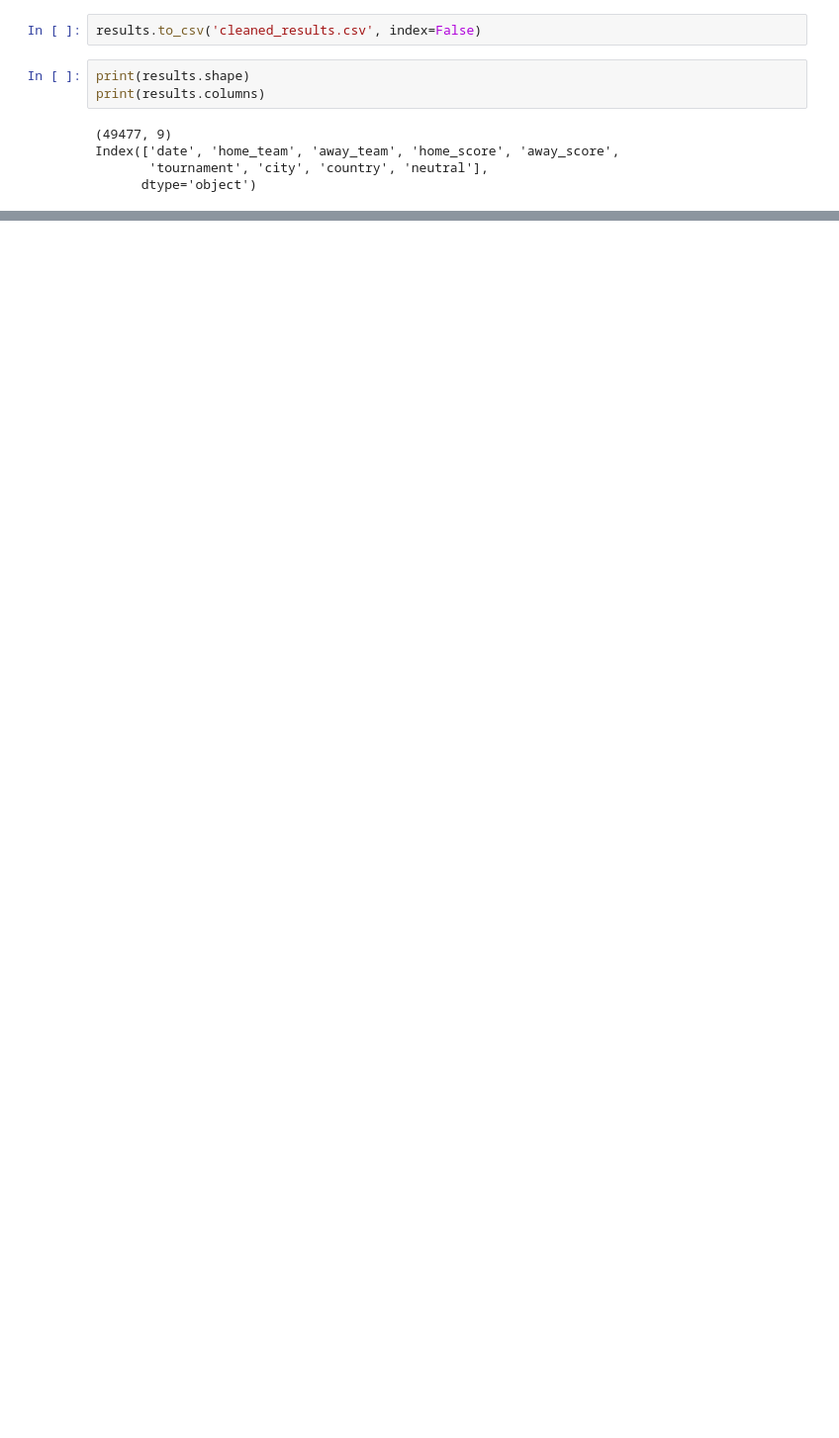
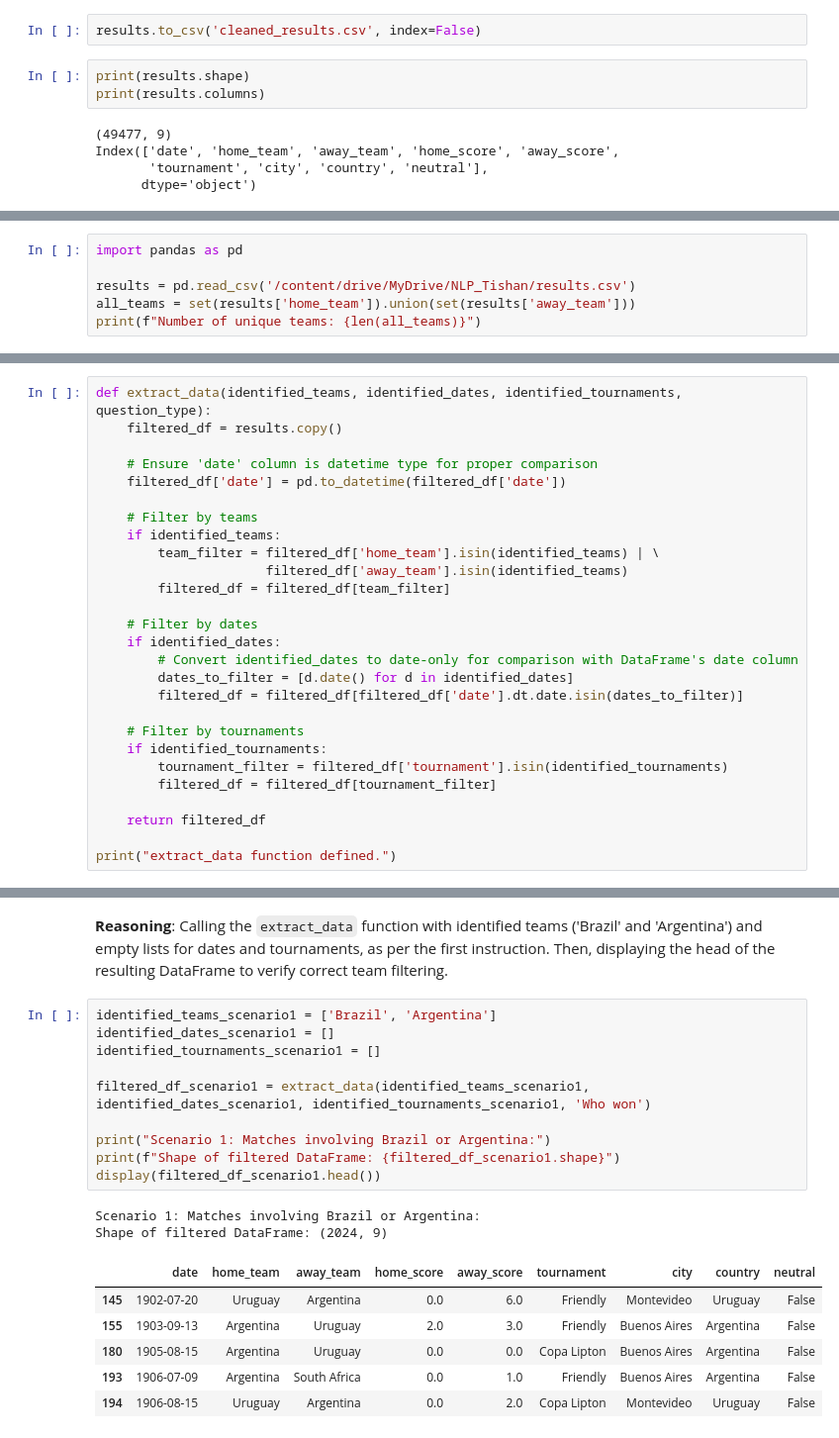
Before and after one commit to eshan14git/football-qa-nlp, a Jupyter notebook: Tishan_SVM_GRU.ipynb, the cells around one changed output, grey strips where cells are left out. Shown at 99% size. Saved outputs shown, nothing was run; the diff lists cells and outputs as text; blank space fills up the shorter version.

```diff
--- a/Tishan_SVM_GRU.ipynb
+++ b/Tishan_SVM_GRU.ipynb
@@ -427,0 +507,6 @@ Index(['date', 'home_team', 'away_team', 'home_score', 'away_score',
+# %%
+import pandas as pd
+
+results = pd.read_csv('/content/drive/MyDrive/NLP_Tishan/results.csv')
+all_teams = set(results['home_team']).union(set(results['away_team']))
+print(f"Number of unique teams: {len(all_teams)}")
@@ -427,0 +1108,27 @@ Index(['date', 'home_team', 'away_team', 'home_score', 'away_score',
+# %%
+def extract_data(identified_teams, identified_dates, identified_tournaments, question_type):
+    filtered_df = results.copy()
+
+    # Ensure 'date' column is datetime type for proper comparison
+    filtered_df['date'] = pd.to_datetime(filtered_df['date'])
+
+    # Filter by teams
+    if identified_teams:
+        team_filter = filtered_df['home_team'].isin(identified_teams) | \
+                      filtered_df['away_team'].isin(identified_teams)
+        filtered_df = filtered_df[team_filter]
+
+    # Filter by dates
+    if identified_dates:
+        # Convert identified_dates to date-only for comparison with DataFrame's date column
+        dates_to_filter = [d.date() for d in identified_dates]
+        filtered_df = filtered_df[filtered_df['date'].dt.date.isin(dates_to_filter)]
+
+    # Filter by tournaments
+    if identified_tournaments:
+        tournament_filter = filtered_df['tournament'].isin(identified_tournaments)
+        filtered_df = filtered_df[tournament_filter]
+
+    return filtered_df
+
+print("extract_data function defined.")
@@ -427,0 +1142,22 @@ Index(['date', 'home_team', 'away_team', 'home_score', 'away_score',
+# %% [markdown]
+**Reasoning**:
+Calling the `extract_data` function with identified teams ('Brazil' and 'Argentina') and empty lists for dates and tournaments, as per the first instruction. Then, displaying the head of the resulting DataFrame to verify correct team filtering.
+# %%
+identified_teams_scenario1 = ['Brazil', 'Argentina']
+identified_dates_scenario1 = []
+identified_tournaments_scenario1 = []
+
+filtered_df_scenario1 = extract_data(identified_teams_scenario1, identified_dates_scenario1, identified_tournaments_scenario1, 'Who won')
+
+print("Scenario 1: Matches involving Brazil or Argentina:")
+print(f"Shape of filtered DataFrame: {filtered_df_scenario1.shape}")
+display(filtered_df_scenario1.head())
+# %% [output]
+Scenario 1: Matches involving Brazil or Argentina:
+Shape of filtered DataFrame: (2024, 9)
+|  | date | home_team | away_team | home_score | away_score | tournament | city | country | neutral |
+| 145 | 1902-07-20 | Uruguay | Argentina | 0.0 | 6.0 | Friendly | Montevideo | Uruguay | False |
+| 155 | 1903-09-13 | Argentina | Uruguay | 2.0 | 3.0 | Friendly | Buenos Aires | Argentina | False |
+| 180 | 1905-08-15 | Argentina | Uruguay | 0.0 | 0.0 | Copa Lipton | Buenos Aires | Argentina | False |
+| 193 | 1906-07-09 | Argentina | South Africa | 0.0 | 1.0 | Friendly | Buenos Aires | Argentina | False |
+| 194 | 1906-08-15 | Uruguay | Argentina | 0.0 | 2.0 | Copa Lipton | Montevideo | Uruguay | False |
```
Also changed, not shown: parts of 126 cells of this notebook.
